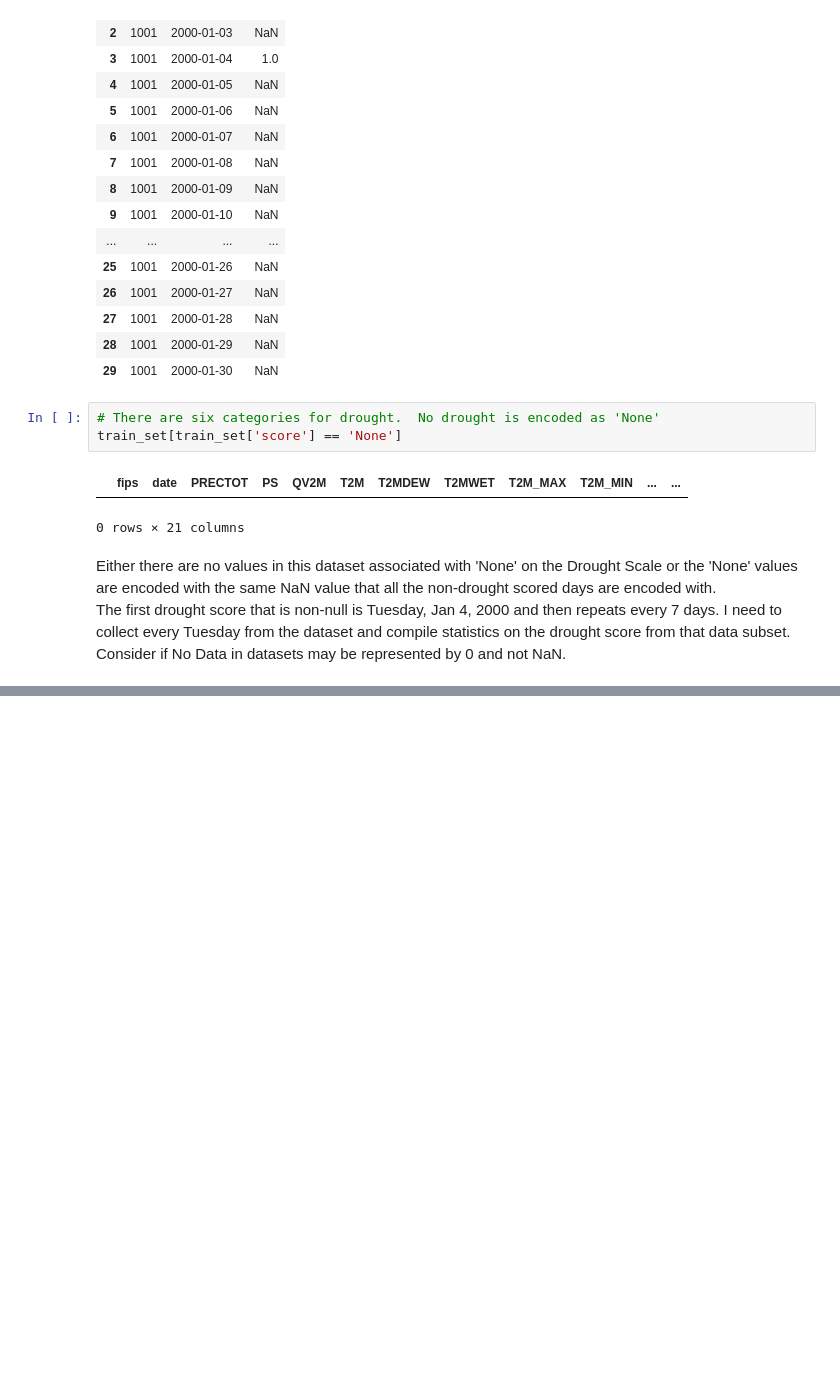
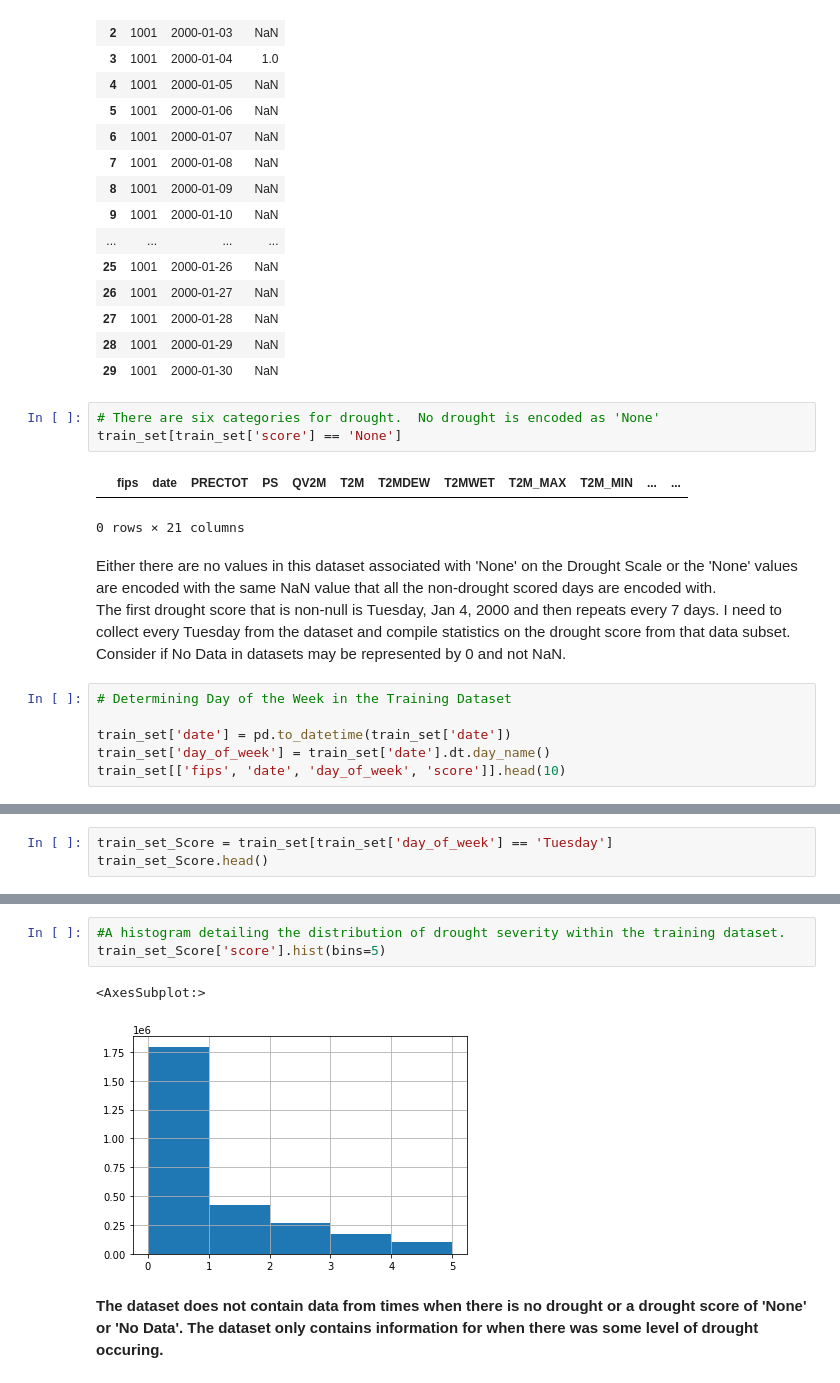
Before and after one commit to ChadDelany/drought_prediction, a Jupyter notebook: Notebooks/01_DataWrangling.ipynb, the cells around one changed output, grey strips where cells are left out. Saved outputs shown, nothing was run; the diff lists cells and outputs as text; blank space fills up the shorter version.

Commit message:
Determined Drought Score characteristics

```diff
--- a/Notebooks/01_DataWrangling.ipynb
+++ b/Notebooks/01_DataWrangling.ipynb
@@ -436,3 +442,9 @@ train_set[train_set['score'] == 'None']
 Either there are no values in this dataset associated with 'None' on the Drought Scale or the 'None' values are encoded with the same NaN value that all the non-drought scored days are encoded with.  <br>
 The first drought score that is non-null is Tuesday, Jan 4, 2000 and then repeats every 7 days.  I need to collect every Tuesday from the dataset and compile statistics on the drought score from that data subset. <br>
 Consider if No Data in datasets may be represented by 0 and not NaN.
+# %%
+# Determining Day of the Week in the Training Dataset
+
+train_set['date'] = pd.to_datetime(train_set['date'])
+train_set['day_of_week'] = train_set['date'].dt.day_name()
+train_set[['fips', 'date', 'day_of_week', 'score']].head(10)
@@ -438,0 +463,3 @@ Consider if No Data in datasets may be represented by 0 and not NaN.
+# %%
+train_set_Score = train_set[train_set['day_of_week'] == 'Tuesday']
+train_set_Score.head()
@@ -438,0 +571,8 @@ Consider if No Data in datasets may be represented by 0 and not NaN.
+# %%
+#A histogram detailing the distribution of drought severity within the training dataset.
+train_set_Score['score'].hist(bins=5)
+# %% [output]
+<AxesSubplot:>
+[figure, added]
+# %% [markdown]
+<b> The dataset does not contain data from times when there is no drought or a drought score of 'None' or 'No Data'.  The dataset only contains information for when there was some level of drought occuring. </b>
```
Also changed, not shown: parts of 15 cells of this notebook.
